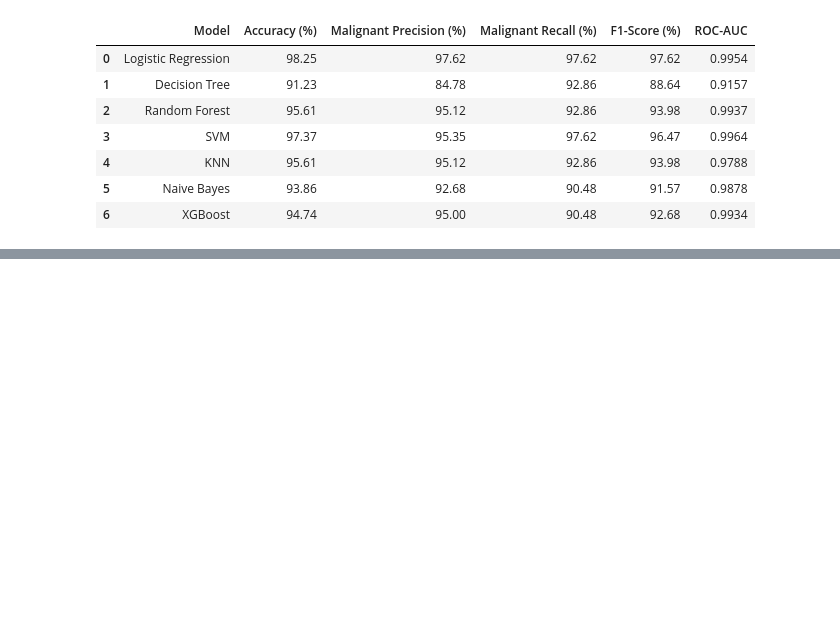
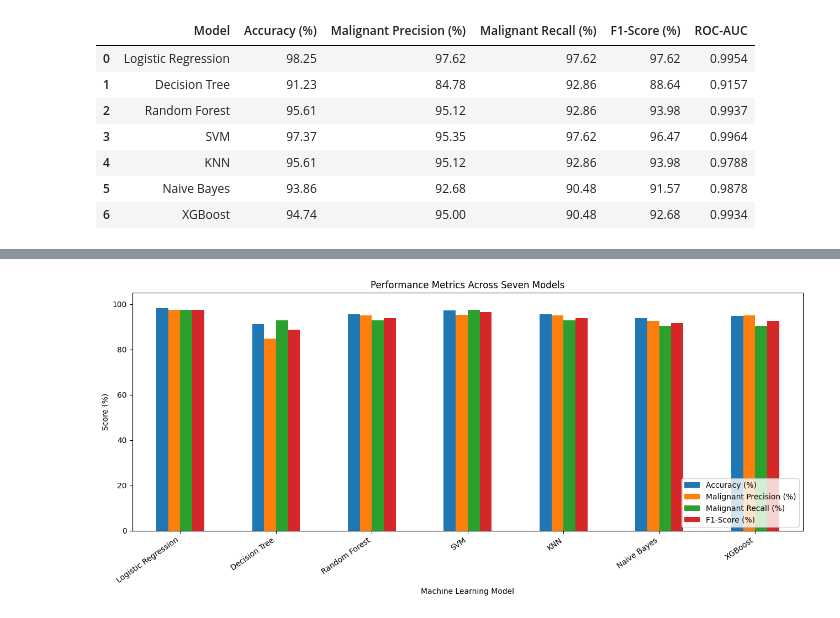
Before and after one commit to Kasyap18/BreastCancer-ML-Classification, a Jupyter notebook: Baseline_Models.ipynb, the cells around one changed output, grey strips where cells are left out. Cells and saved outputs as stored; diff of their text form; code cells hidden in the pictures; blank space fills up the shorter version.

```diff
--- a/Baseline_Models.ipynb
+++ b/Baseline_Models.ipynb
@@ -1256,0 +1341,23 @@ The results are based on one test split and are for educational comparison, not
+# %%
+metrics_to_plot = [
+    "Accuracy (%)",
+    "Malignant Precision (%)",
+    "Malignant Recall (%)",
+    "F1-Score (%)"
+]
+
+model_comparison.set_index("Model")[metrics_to_plot].plot(
+    kind="bar",
+    figsize=(13, 6)
+)
+
+plt.title("Performance Metrics Across Seven Models")
+plt.xlabel("Machine Learning Model")
+plt.ylabel("Score (%)")
+plt.ylim(0, 105)
+plt.xticks(rotation=35, ha="right")
+plt.legend(loc="lower right")
+plt.tight_layout()
+plt.show()
+# %% [output]
+[figure, added]
```
Also changed, not shown: parts of 46 cells of this notebook.
